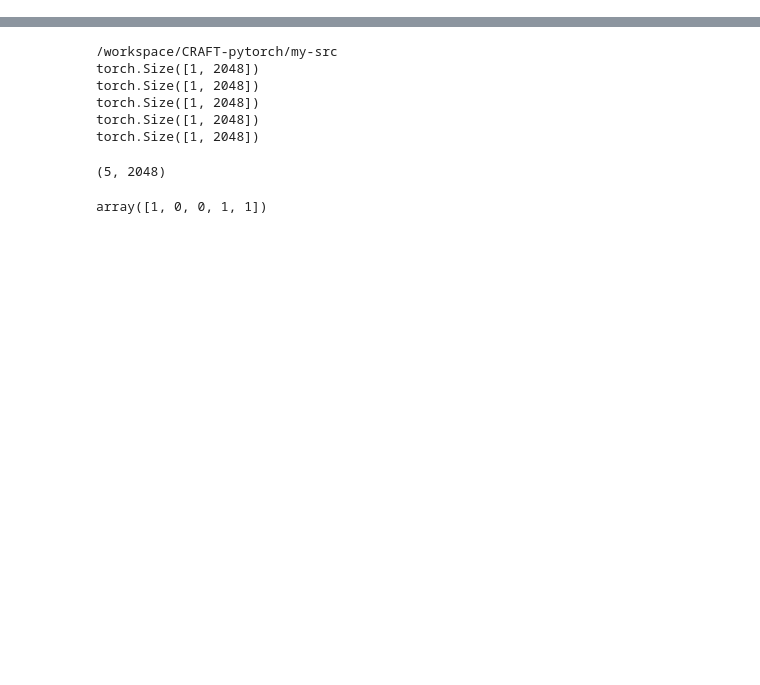
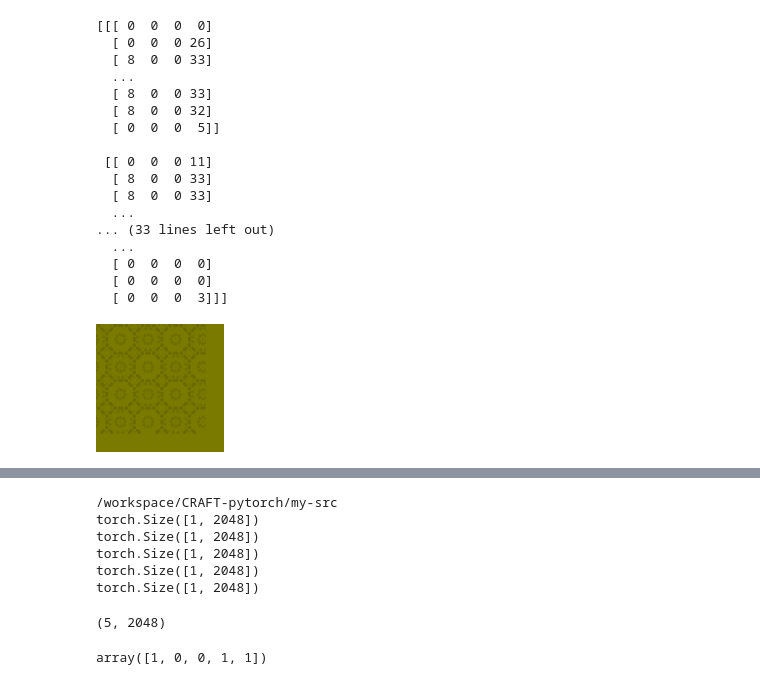
Before and after one commit to w121211/CRAFT-pytorch, a Jupyter notebook: debug.ipynb, the cells around one changed output, grey strips where cells are left out. Drawn from its saved outputs; the diff is of its cells as text; code cells hidden in the pictures; blank space fills up the shorter version.

```diff
--- a/debug.ipynb
+++ b/debug.ipynb
@@ -19,0 +91,38 @@ from torchsummary import summary
+# %%
+imsize = 128
+im = Image.new("RGBA", (imsize, imsize))
+
+# mask = Image.new("RGBA", (imsize, imsize))
+draw = ImageDraw.Draw(im)
+draw.rectangle((0, 0, imsize, imsize), fill=(122, 122, 0, 255))
+
+p = Image.open("/workspace/transparent-textures/patterns/arab-tile.png")
+p = p.convert("RGBA")
+p.thumbnail((128, 128))
+
+# print(np.array(p))
+
+im.alpha_composite(p)
+
+# Image.composite(p, im, mask)
+# np.array(x)
+im
+# %% [output]
+[[[ 0  0  0  0]
+  [ 0  0  0 26]
+  [ 8  0  0 33]
+  ...
+  [ 8  0  0 33]
+  [ 8  0  0 32]
+  [ 0  0  0  5]]
+
+ [[ 0  0  0 11]
+  [ 8  0  0 33]
+  [ 8  0  0 33]
+  ...
+... (33 lines left out)
+  ...
+  [ 0  0  0  0]
+  [ 0  0  0  0]
+  [ 0  0  0  3]]]
+[figure, added]
```
Also changed, not shown: parts of 7 cells of this notebook, 12 other files.
